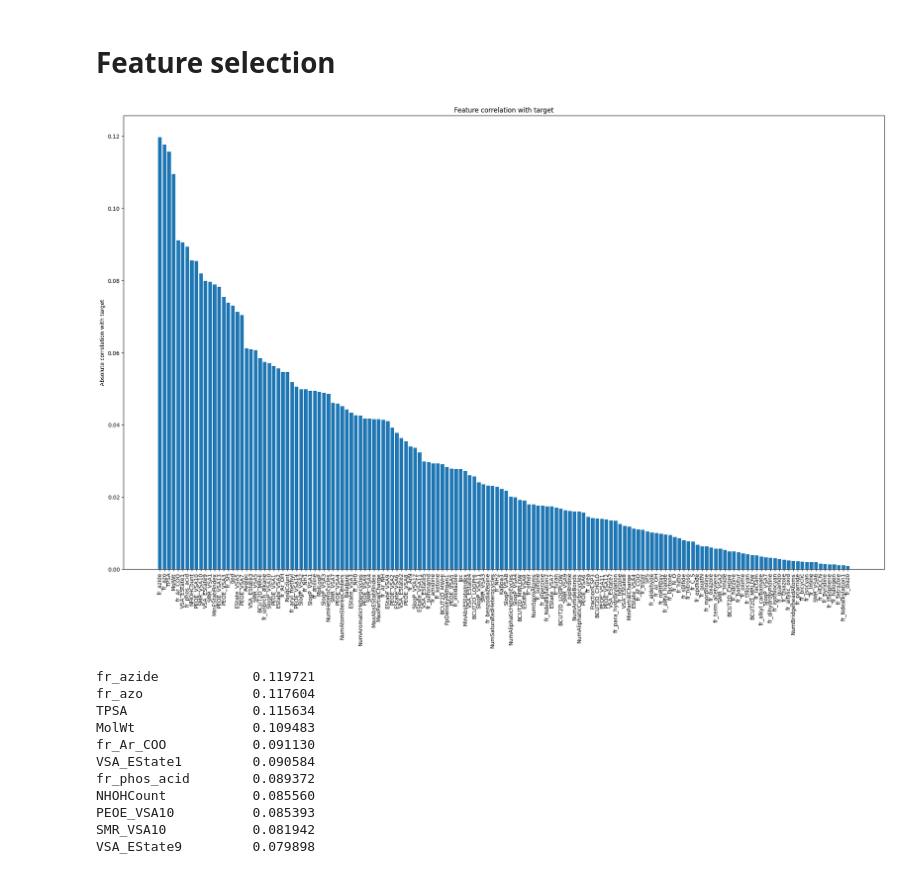
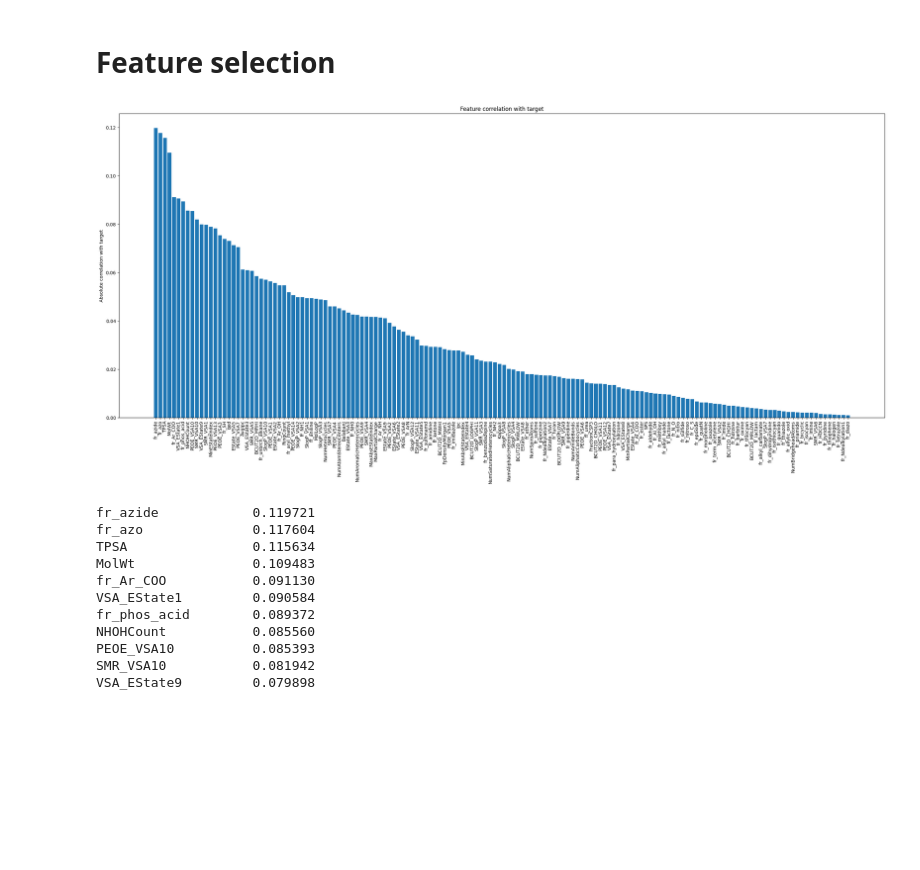
Before and after one commit to julianostermaier/cheminfo_project, a Jupyter notebook: hiv_classification.ipynb, the cells around one changed output. Cells and saved outputs as stored; diff of their text form; code cells hidden in the pictures; blank space fills up the shorter version.

```diff
--- a/hiv_classification.ipynb
+++ b/hiv_classification.ipynb
@@ -309,14 +283,14 @@ plt.show()
 # %%
 # plot the correlation of each feature with the target
 import numpy as np
 correlations = X.apply(lambda x: np.corrcoef(x, y)[0,1])
 correlations = correlations.abs().sort_values(ascending=False)
-plt.figure(figsize=(25,15))
+plt.figure(figsize=(30,12))
 plt.bar(correlations.index, correlations.values)
 plt.xticks(rotation=90)
 plt.ylabel('Absolute correlation with target')
 plt.title('Feature correlation with target')
 plt.show()
 # %% [output]
-[figure, old version]
+[figure, new version]
 # %%
```
Also changed, not shown: parts of 41 cells of this notebook, 3 other files.
